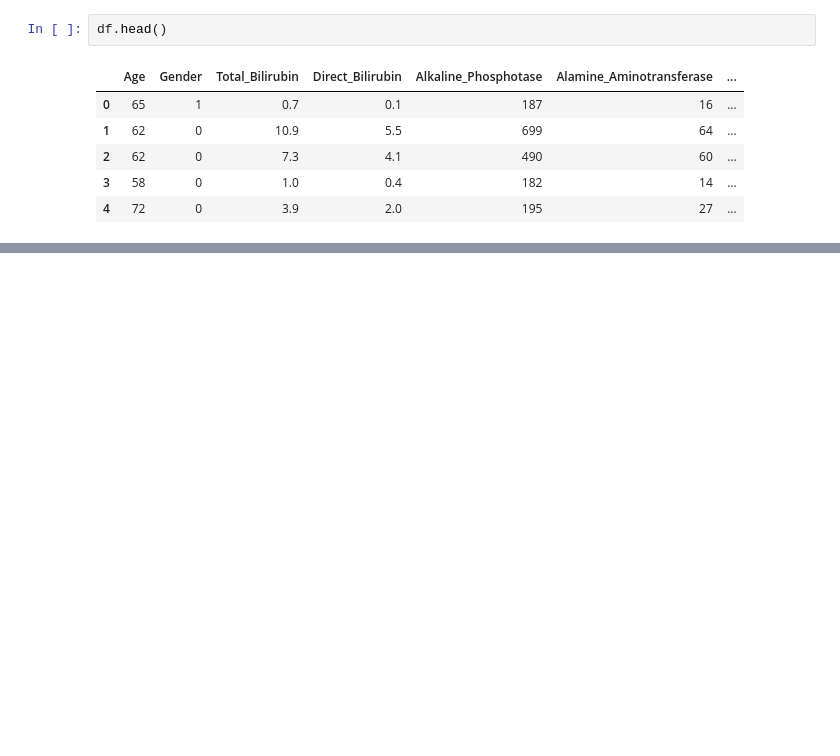
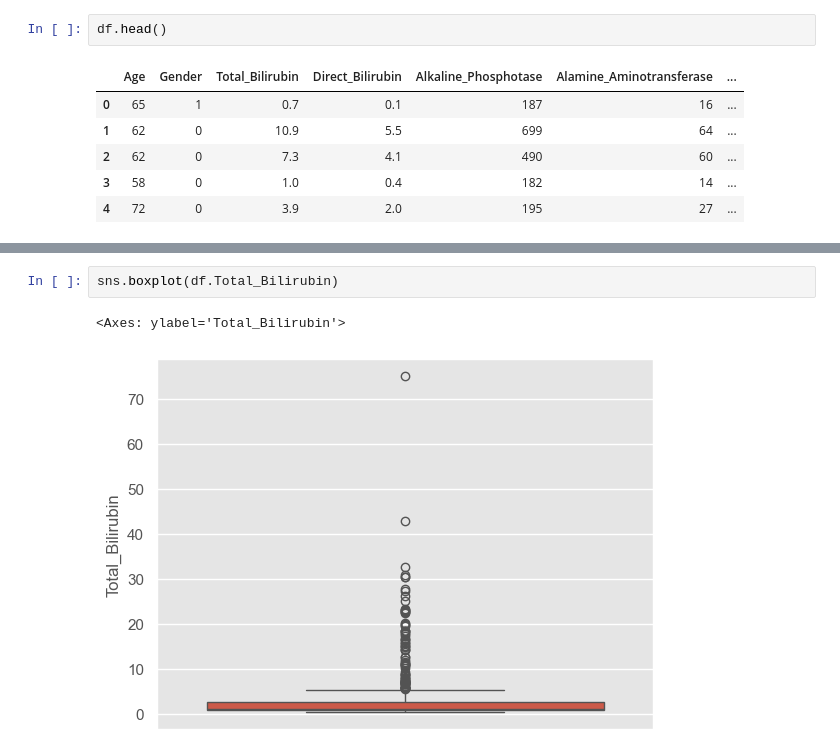
Before and after one commit to vikasjangidmk/Liver-Disease-Detection-with-ML-Evaluating-Multiple-Classification-Models, a Jupyter notebook: Liver.ipynb, the cells around one changed output, grey strips where cells are left out. Cells and saved outputs as stored; diff of their text form; blank space fills up the shorter version.

```diff
--- a/Liver.ipynb
+++ b/Liver.ipynb
@@ -175,0 +238,5 @@ df.head()
+# %%
+sns.boxplot(df.Total_Bilirubin)
+# %% [output]
+<Axes: ylabel='Total_Bilirubin'>
+[figure, added]
```
Also changed, not shown: parts of 11 cells of this notebook.
